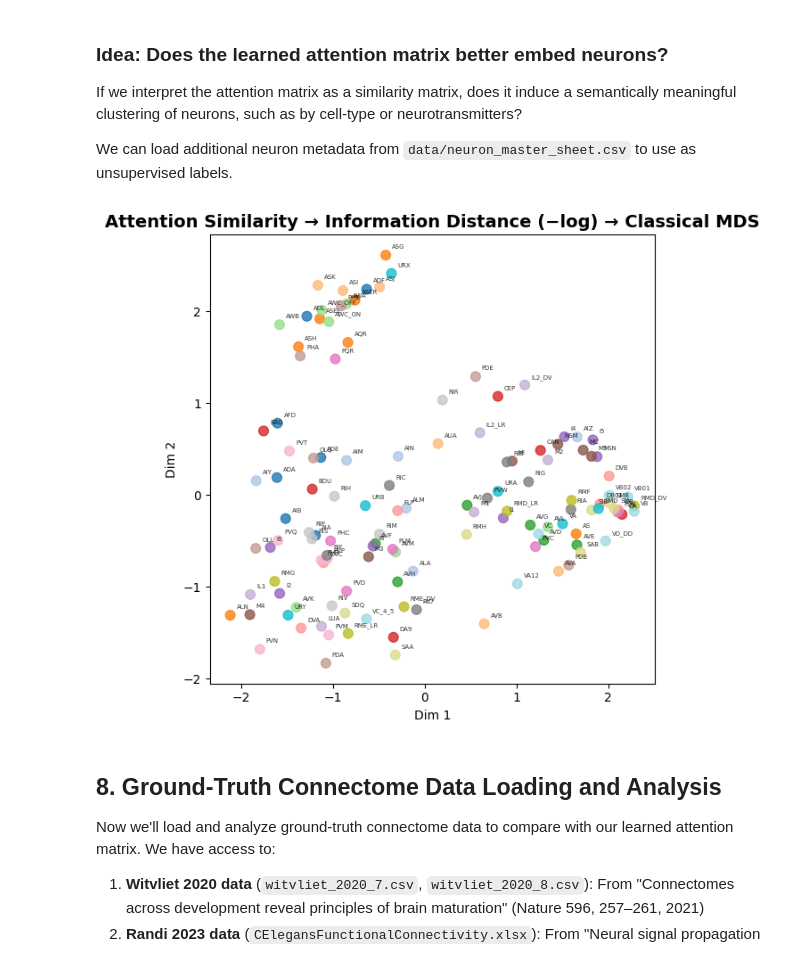
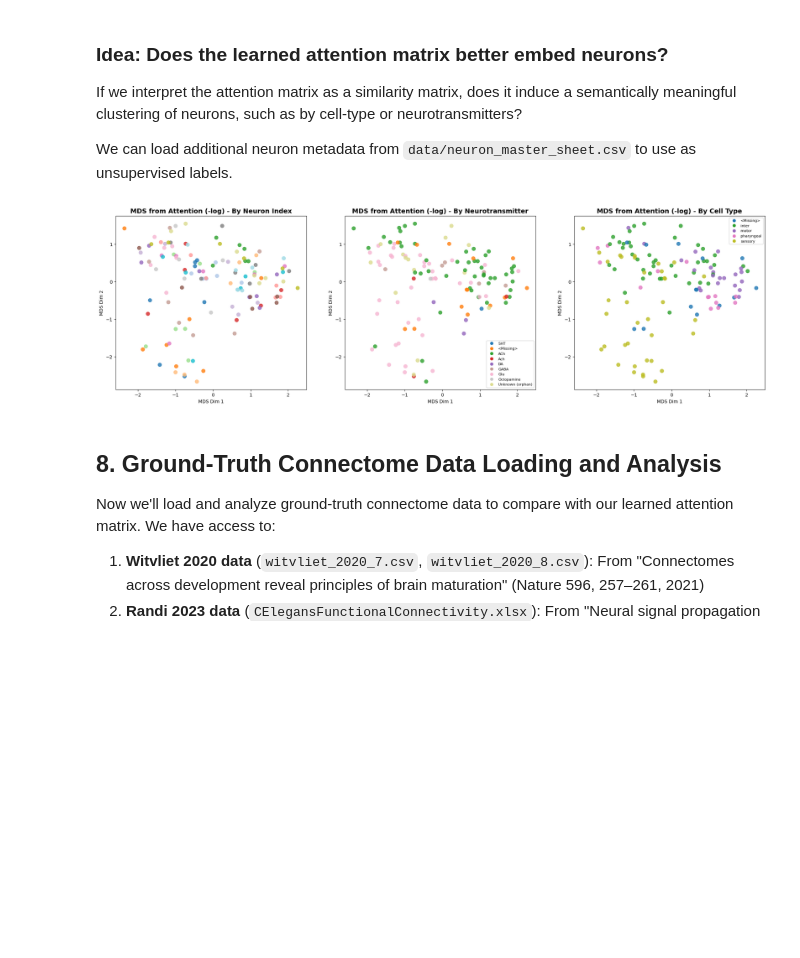
Before and after one commit to qsimeon/worm-learn, a Jupyter notebook: main_notebook.ipynb, the cells around one changed output. Cells and saved outputs as stored; diff of their text form; code cells hidden in the pictures; blank space fills up the shorter version.

```diff
--- a/main_notebook.ipynb
+++ b/main_notebook.ipynb
@@ -53,12 +54,11 @@ CONFIG = {
     'hidden_dim': 256,      # Hidden dimension for Q/K projections
     'batch_size': 64,       # Batch size for training
     'learning_rate': 1e-3,  # Learning rate
-    'num_epochs': 1,       # Number of epochs
     'num_samples': 12800,     # Total number of augmented samples (different random projections)
     'jl_epsilon': 0.3,      # JL lemma epsilon for distance preservation
     'use_attention_scores': False, # Use attention scores instead of weights
     'consistency_weight': 0.1,  # Weight for batch consistency regularization
-    'consistency_type': 'cosine',  # 'cosine' (default, recommended) or 'variance'
+    'consistency_type': 'frobenius',  # 'variance' (default, works well) or 'frobenius'
 }
 
 print("Configuration:")
@@ -1324,7 +1395,7 @@ If we interpret the attention matrix as a similarity matrix, does it induce a se
 
 We can load additional neuron metadata from `data/neuron_master_sheet.csv` to use as unsupervised labels.
 # %%
-# Demo (Option B): Similarity → Information Distance → Classical MDS
+# Similarity → Information Distance → Classical MDS
 # - Use the learned attention matrix A (rows softmaxed)
 # - Symmetrize to get similarity S in [0,1]
 # - Convert S to a steeper "information" distance with -log
@@ -1334,49 +1405,82 @@ We can load additional neuron metadata from `data/neuron_master_sheet.csv` to us
 A = attention_matrix
 n = A.shape[0]
 J = np.eye(n) - np.ones((n, n)) / n
 
 # Symmetrize to get a similarity matrix S \in [0,1]
-S = 0.5 * (A + A.T)
+# S = 0.5 * (A + A.T)
+
+# If the learnt attention matrix is already approximately symmetric
+S = A
 
 # ----- Similarity -> Distance (steeper than sqrt(1-S)) -----
 # Information distance: D_ij = sqrt(max(0, -log(S_ij + eps)))
 eps = 1e-9
 D = np.sqrt(np.maximum(0.0, -np.log(S + eps)))
 
 # ----- Classical MDS from pairwise distances -----
 # Double-centering turns squared distances into a centered Gram matrix
 B = -0.5 * J @ (D ** 2) @ J
 
 # Eigendecomposition of Gram matrix; take top 2 components
 eigvals, eigvecs = np.linalg.eigh(B)
 idx = np.argsort(eigvals)[::-1]
 eigvals, eigvecs = eigvals[idx], eigvecs[:, idx]
 
 # Keep top 2 nonnegative components (guard against tiny negatives)
 k = min(2, int((eigvals > 1e-12).sum()))
 coords_mds = eigvecs[:, :k] * np.sqrt(np.maximum(eigvals[:k], 0.0))
 
-# ----- Plot -----
-plt.figure(figsize=(15, 6))
-plt.scatter(coords_mds[:, 0], coords_mds[:, 1],
-            c=range(len(neuron_classes)), cmap='tab20', s=60, alpha=0.8)
-plt.title('Attention Similarity → Information Distance (−log) → Classical MDS',
-          fontsize=14, fontweight='bold')
-plt.xlabel('Dim 1')
-plt.ylabel('Dim 2')
+# ----- Plot: 3-panel visualization with metadata coloring -----
+fig, axes = plt.subplots(1, 3, figsize=(21, 6))
 
-# Annotate every other neuron for readability
-for i in range(0, len(neuron_classes), 1):
-    plt.annotate(neuron_classes[i], (coords_mds[i, 0], coords_mds[i, 1]),
-                 xytext=(5, 5), textcoords='offset points', fontsize=5, alpha=0.8)
+# Prepare colormaps - use actual colors instead of indices
+cmap = plt.cm.tab20
+nt_color_values = [cmap(nt_to_color[nt] / len(unique_nt)) for nt in neuron_neurotransmitters]
+type_color_values = [cmap(type_to_color[t] / len(unique_types)) for t in neuron_types]
 
-# (Optional) make aspect ratio equal for visual comparability
-plt.gca().set_aspect('equal')
+# Plot 1: By neuron index
+ax = axes[0]
+scatter = ax.scatter(coords_mds[:, 0], coords_mds[:, 1],
+                    c=range(len(neuron_classes)), cmap='tab20', s=60, alpha=0.8)
+ax.set_title('MDS from Attention (-log) - By Neuron Index', fontsize=14, fontweight='bold')
+ax.set_xlabel('MDS Dim 1')
+ax.set_ylabel('MDS Dim 2')
+ax.set_aspect('equal')
+
+# Plot 2: By neurotransmitter
+ax = axes[1]
+scatter = ax.scatter(coords_mds[:, 0], coords_mds[:, 1],
+                    c=nt_color_values, s=60, alpha=0.8)  # Use actual colors, not cmap
+ax.set_title('MDS from Attention (-log) - By Neurotransmitter', fontsize=14, fontweight='bold')
+ax.set_xlabel('MDS Dim 1')
+ax.set_ylabel('MDS Dim 2')
+ax.set_aspect('equal')
+
+# Add legend for neurotransmitters
+handles = [plt.Line2D([0], [0], marker='o', color='w',
+                     markerfacecolor=cmap(nt_to_color[nt]/len(unique_nt)),
+                     markersize=8, label=nt) for nt in unique_nt]
+ax.legend(handles=handles, loc='best', fontsize=8)
+
+# Plot 3: By cell type
+ax = axes[2]
+scatter = ax.scatter(coords_mds[:, 0], coords_mds[:, 1],
+                    c=type_color_values, s=60, alpha=0.8)  # Use actual colors, not cmap
+ax.set_title('MDS from Attention (-log) - By Cell Type', fontsize=14, fontweight='bold')
+ax.set_xlabel('MDS Dim 1')
+ax.set_ylabel('MDS Dim 2')
+ax.set_aspect('equal')
+
+# Add legend for types
+handles = [plt.Line2D([0], [0], marker='o', color='w',
+                     markerfacecolor=cmap(type_to_color[t]/len(unique_types)),
+                     markersize=8, label=t) for t in unique_types]
+ax.legend(handles=handles, loc='best', fontsize=8)
 
 plt.tight_layout()
 plt.show()
 # %% [output]
-[figure, old version]
+[figure, new version]
 # %% [markdown]
 ## 8. Ground-Truth Connectome Data Loading and Analysis
 
```
Also changed, not shown: parts of 13 cells of this notebook.
